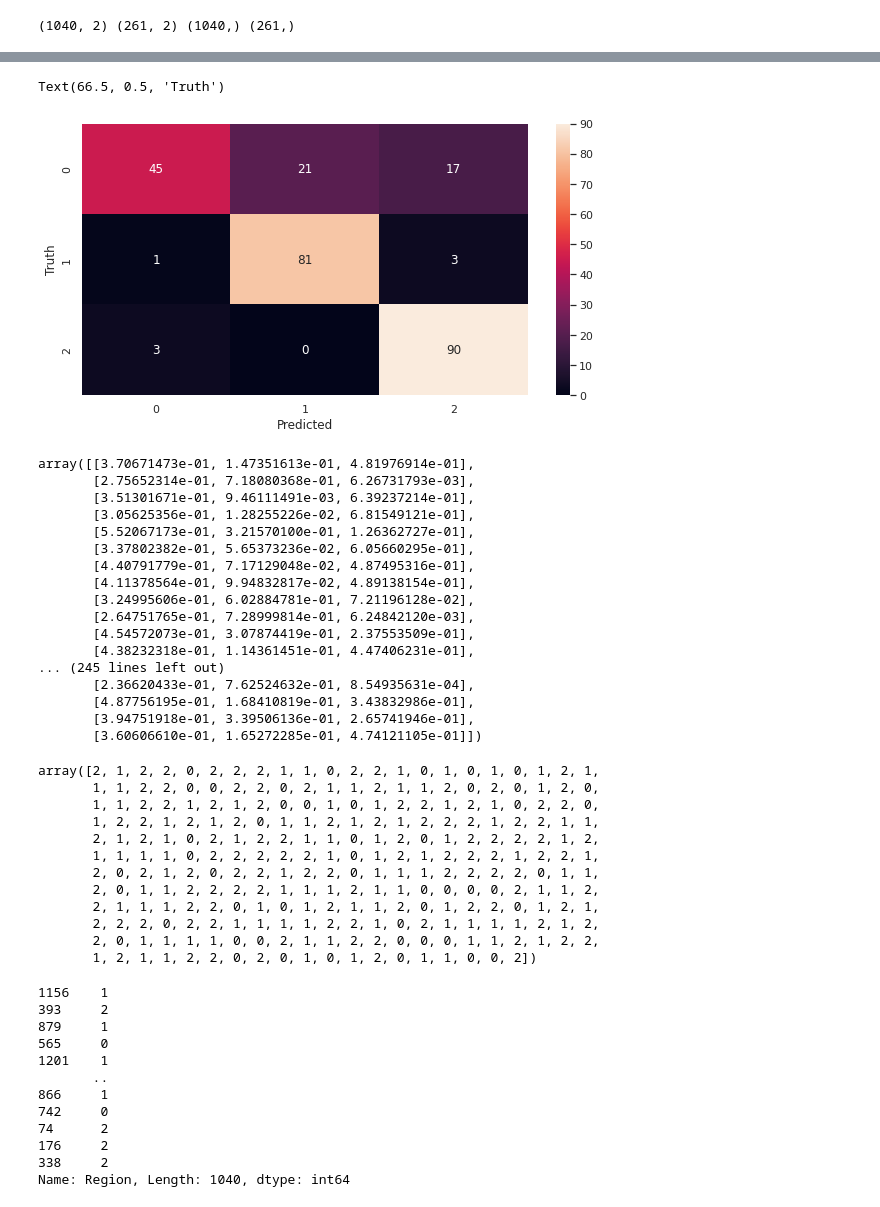
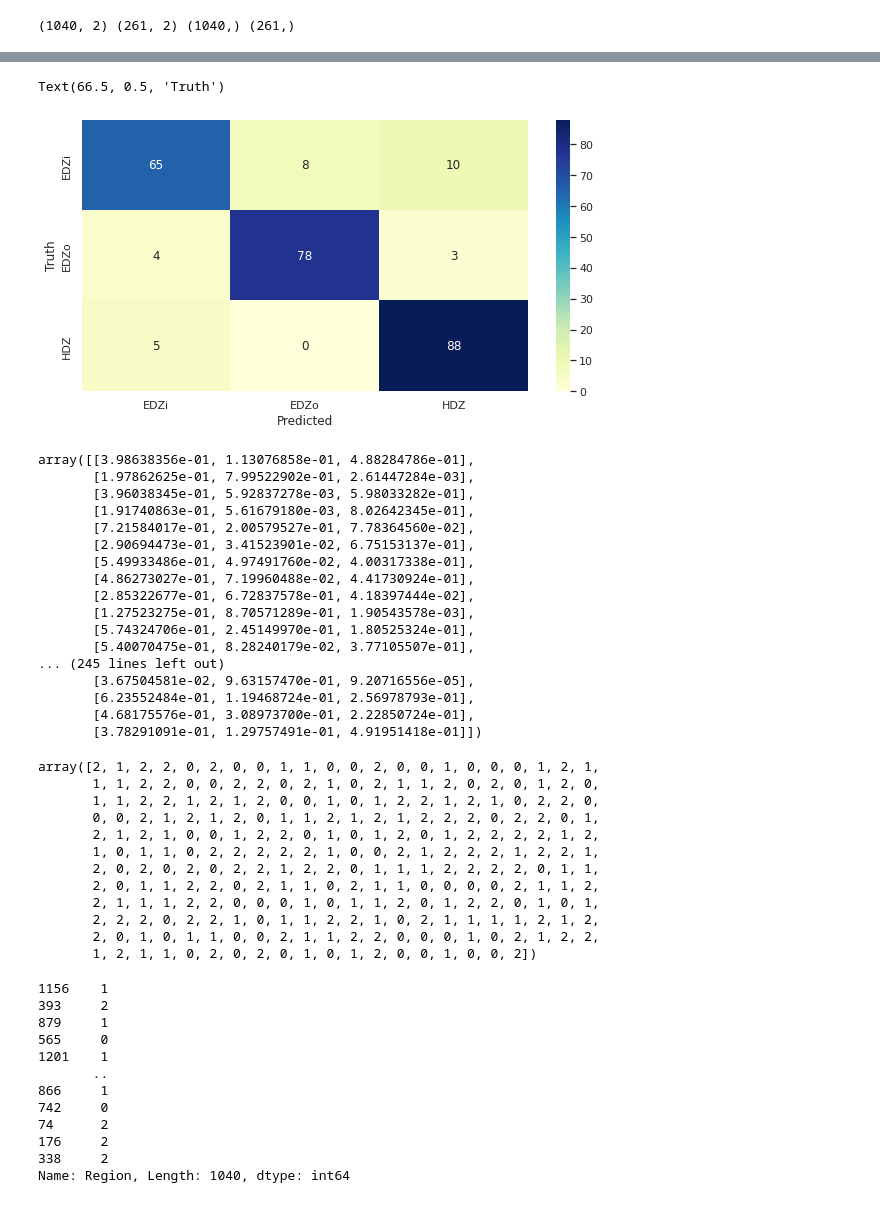
Before and after one commit to Y-golabchi/Getting_Started, a Jupyter notebook: EDZ.ipynb, the cells around one changed output, grey strips where cells are left out. Cells and saved outputs as stored; diff of their text form; code cells hidden in the pictures.

```diff
--- a/EDZ.ipynb
+++ b/EDZ.ipynb
@@ -141,5 +639,5 @@ from sklearn.linear_model import LogisticRegression
 # %%
-model = LogisticRegression(multi_class='ovr')
+model = LogisticRegression(solver ='lbfgs', C = 1, multi_class='multinomial')
 # %%
 model.fit(x_train, y_train)
 # %% [output]
@@ -212,47 +706,47 @@ from sklearn.metrics import confusion_matrix
 confusion = confusion_matrix (y_test, y_predicted)
 # %%
 plt.figure (figsize = (10, 5))
-sns.heatmap(confusion, annot = True )
+sns.heatmap(confusion, annot = True, xticklabels=('EDZi', 'EDZo', 'HDZ'),  yticklabels=('EDZi', 'EDZo', 'HDZ'), cmap= 'YlGnBu' )
 plt.xlabel ('Predicted')
 plt.ylabel ('Truth')
 # %% [output]
 Text(66.5, 0.5, 'Truth')
-[figure, old version]
+[figure, new version]
 # %%
 model.predict_proba(x_test)
 # %% [output]
-array([[3.70671473e-01, 1.47351613e-01, 4.81976914e-01],
-       [2.75652314e-01, 7.18080368e-01, 6.26731793e-03],
-       [3.51301671e-01, 9.46111491e-03, 6.39237214e-01],
-       [3.05625356e-01, 1.28255226e-02, 6.81549121e-01],
-       [5.52067173e-01, 3.21570100e-01, 1.26362727e-01],
-       [3.37802382e-01, 5.65373236e-02, 6.05660295e-01],
-       [4.40791779e-01, 7.17129048e-02, 4.87495316e-01],
-       [4.11378564e-01, 9.94832817e-02, 4.89138154e-01],
-       [3.24995606e-01, 6.02884781e-01, 7.21196128e-02],
-       [2.64751765e-01, 7.28999814e-01, 6.24842120e-03],
-       [4.54572073e-01, 3.07874419e-01, 2.37553509e-01],
-       [4.38232318e-01, 1.14361451e-01, 4.47406231e-01],
+array([[3.98638356e-01, 1.13076858e-01, 4.88284786e-01],
+       [1.97862625e-01, 7.99522902e-01, 2.61447284e-03],
+       [3.96038345e-01, 5.92837278e-03, 5.98033282e-01],
+       [1.91740863e-01, 5.61679180e-03, 8.02642345e-01],
+       [7.21584017e-01, 2.00579527e-01, 7.78364560e-02],
+       [2.90694473e-01, 3.41523901e-02, 6.75153137e-01],
+       [5.49933486e-01, 4.97491760e-02, 4.00317338e-01],
+       [4.86273027e-01, 7.19960488e-02, 4.41730924e-01],
+       [2.85322677e-01, 6.72837578e-01, 4.18397444e-02],
+       [1.27523275e-01, 8.70571289e-01, 1.90543578e-03],
+       [5.74324706e-01, 2.45149970e-01, 1.80525324e-01],
+       [5.40070475e-01, 8.28240179e-02, 3.77105507e-01],
 ... (245 lines left out)
-       [2.36620433e-01, 7.62524632e-01, 8.54935631e-04],
-       [4.87756195e-01, 1.68410819e-01, 3.43832986e-01],
-       [3.94751918e-01, 3.39506136e-01, 2.65741946e-01],
-       [3.60606610e-01, 1.65272285e-01, 4.74121105e-01]])
+       [3.67504581e-02, 9.63157470e-01, 9.20716556e-05],
+       [6.23552484e-01, 1.19468724e-01, 2.56978793e-01],
+       [4.68175576e-01, 3.08973700e-01, 2.22850724e-01],
+       [3.78291091e-01, 1.29757491e-01, 4.91951418e-01]])
 # %%
 model.predict(x_test)
 # %% [output]
-array([2, 1, 2, 2, 0, 2, 2, 2, 1, 1, 0, 2, 2, 1, 0, 1, 0, 1, 0, 1, 2, 1,
-       1, 1, 2, 2, 0, 0, 2, 2, 0, 2, 1, 1, 2, 1, 1, 2, 0, 2, 0, 1, 2, 0,
+array([2, 1, 2, 2, 0, 2, 0, 0, 1, 1, 0, 0, 2, 0, 0, 1, 0, 0, 0, 1, 2, 1,
+       1, 1, 2, 2, 0, 0, 2, 2, 0, 2, 1, 0, 2, 1, 1, 2, 0, 2, 0, 1, 2, 0,
        1, 1, 2, 2, 1, 2, 1, 2, 0, 0, 1, 0, 1, 2, 2, 1, 2, 1, 0, 2, 2, 0,
-       1, 2, 2, 1, 2, 1, 2, 0, 1, 1, 2, 1, 2, 1, 2, 2, 2, 1, 2, 2, 1, 1,
-       2, 1, 2, 1, 0, 2, 1, 2, 2, 1, 1, 0, 1, 2, 0, 1, 2, 2, 2, 2, 1, 2,
-       1, 1, 1, 1, 0, 2, 2, 2, 2, 2, 1, 0, 1, 2, 1, 2, 2, 2, 1, 2, 2, 1,
-       2, 0, 2, 1, 2, 0, 2, 2, 1, 2, 2, 0, 1, 1, 1, 2, 2, 2, 2, 0, 1, 1,
-       2, 0, 1, 1, 2, 2, 2, 2, 1, 1, 1, 2, 1, 1, 0, 0, 0, 0, 2, 1, 1, 2,
-       2, 1, 1, 1, 2, 2, 0, 1, 0, 1, 2, 1, 1, 2, 0, 1, 2, 2, 0, 1, 2, 1,
-       2, 2, 2, 0, 2, 2, 1, 1, 1, 1, 2, 2, 1, 0, 2, 1, 1, 1, 1, 2, 1, 2,
-       2, 0, 1, 1, 1, 1, 0, 0, 2, 1, 1, 2, 2, 0, 0, 0, 1, 1, 2, 1, 2, 2,
-       1, 2, 1, 1, 2, 2, 0, 2, 0, 1, 0, 1, 2, 0, 1, 1, 0, 0, 2])
+       0, 0, 2, 1, 2, 1, 2, 0, 1, 1, 2, 1, 2, 1, 2, 2, 2, 0, 2, 2, 0, 1,
+       2, 1, 2, 1, 0, 0, 1, 2, 2, 0, 1, 0, 1, 2, 0, 1, 2, 2, 2, 2, 1, 2,
+       1, 0, 1, 1, 0, 2, 2, 2, 2, 2, 1, 0, 0, 2, 1, 2, 2, 2, 1, 2, 2, 1,
+       2, 0, 2, 0, 2, 0, 2, 2, 1, 2, 2, 0, 1, 1, 1, 2, 2, 2, 2, 0, 1, 1,
+       2, 0, 1, 1, 2, 2, 0, 2, 1, 1, 0, 2, 1, 1, 0, 0, 0, 0, 2, 1, 1, 2,
+       2, 1, 1, 1, 2, 2, 0, 0, 0, 1, 0, 1, 1, 2, 0, 1, 2, 2, 0, 1, 0, 1,
+       2, 2, 2, 0, 2, 2, 1, 0, 1, 1, 2, 2, 1, 0, 2, 1, 1, 1, 1, 2, 1, 2,
+       2, 0, 1, 0, 1, 1, 0, 0, 2, 1, 1, 2, 2, 0, 0, 0, 1, 0, 2, 1, 2, 2,
+       1, 2, 1, 1, 0, 2, 0, 2, 0, 1, 0, 1, 2, 0, 0, 1, 0, 0, 2])
 # %%
 y_train
 # %% [output]
```
Also changed, not shown: parts of 153 cells of this notebook.
